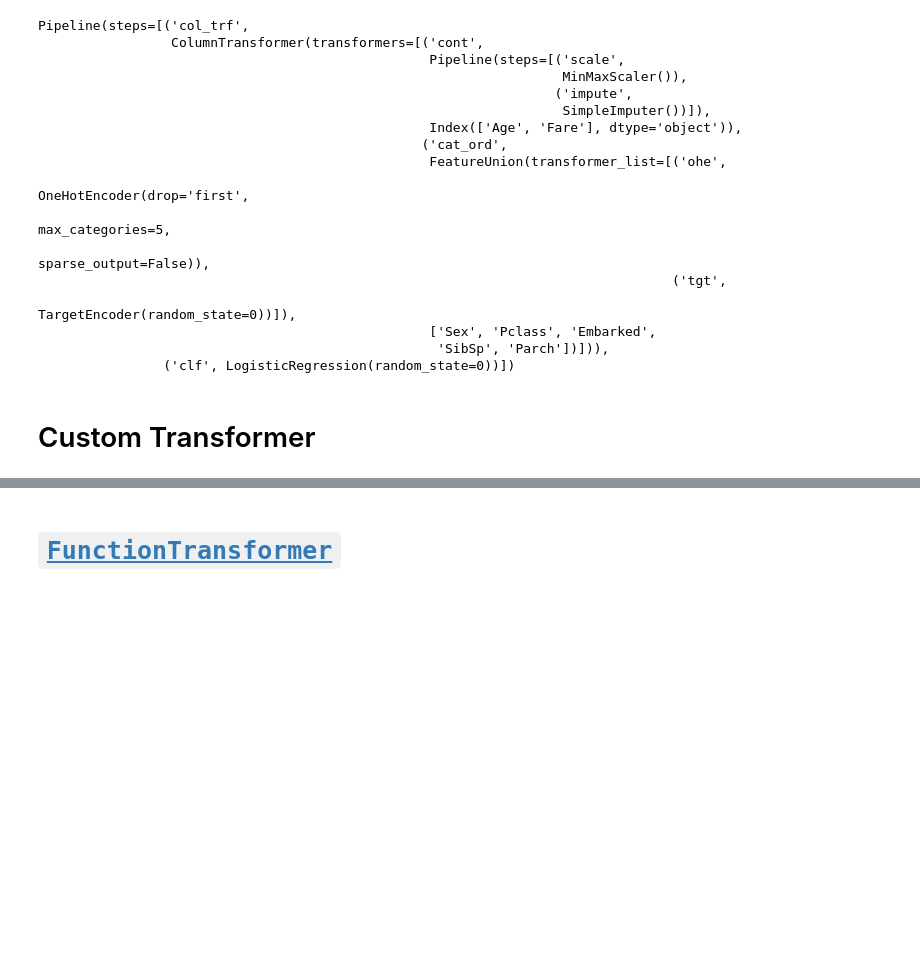
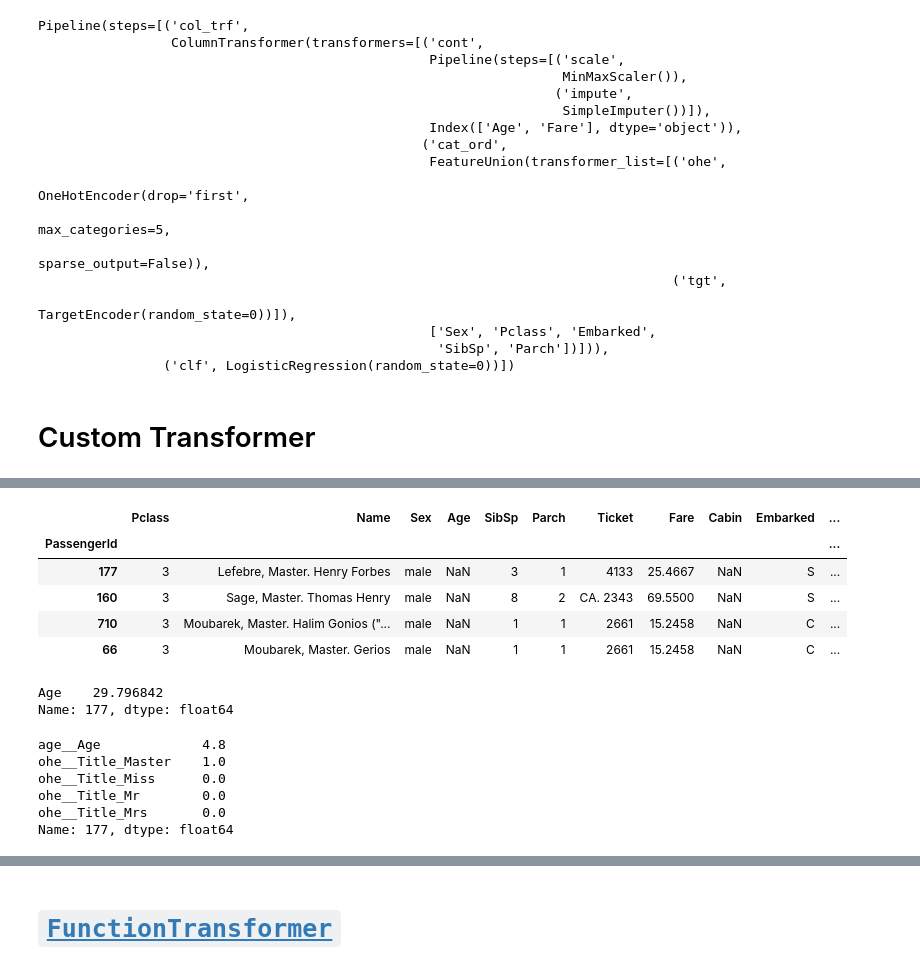
Before and after one commit to it176131/it176131.github.io, a Jupyter notebook: notebooks/2024-02-02/sklearn-pipeline.ipynb, the cells around one changed output, grey strips where cells are left out. Saved outputs shown, nothing was run; the diff lists cells and outputs as text; code cells hidden in the pictures; blank space fills up the shorter version.

```diff
--- a/notebooks/2024-02-02/sklearn-pipeline.ipynb
+++ b/notebooks/2024-02-02/sklearn-pipeline.ipynb
@@ -312,0 +333,21 @@ Pipeline(steps=[('col_trf',
+# %%
+import re
+
+def get_title(
+    text: str,
+    title_pattern: str = r"Mrs?|Miss|Master",
+) -> str | None:
+    """Get a passenger's title if present.
+
+    If more than one title found, return the least number of characters.
+
+    The defalut title_pattern will detect:
+    - Mr
+    - Mrs
+    - Miss
+    - Master
+    """
+    possible_titles: set[str] = set(re.findall(pattern=title_pattern, string=text))
+    title: list[str] = sorted(possible_titles, key=len)
+    if title:
+        return title.pop(0)
@@ -312,0 +373,4 @@ Pipeline(steps=[('col_trf',
+# %%
+# Get titles from names.
+X_train_title = X_train.assign(Title=X_train.Name.apply(get_title))
+X_val_title = X_val.assign(Title=X_val.Name.apply(get_title))
@@ -312,0 +396,27 @@ Pipeline(steps=[('col_trf',
+# %%
+X_train_title.loc[
+    X_train_title.Age.isnull()
+    & X_train_title.Title.eq("Master")
+]
+# %% [output]
+|  | Pclass | Name | Sex | Age | SibSp | Parch | Ticket | Fare | Cabin | Embarked | ... |
+| PassengerId |  |  |  |  |  |  |  |  |  |  | ... |
+| 177 | 3 | Lefebre, Master. Henry Forbes | male | NaN | 3 | 1 | 4133 | 25.4667 | NaN | S | ... |
+| 160 | 3 | Sage, Master. Thomas Henry | male | NaN | 8 | 2 | CA. 2343 | 69.5500 | NaN | S | ... |
+| 710 | 3 | Moubarek, Master. Halim Gonios ("... | male | NaN | 1 | 1 | 2661 | 15.2458 | NaN | C | ... |
+| 66 | 3 | Moubarek, Master. Gerios | male | NaN | 1 | 1 | 2661 | 15.2458 | NaN | C | ... |
+# %%
+imputer = SimpleImputer().set_output(transform="pandas")
+imputer.fit_transform(X_train_title[["Age"]]).loc[177]
+# %% [output]
+Age    29.796842
+Name: 177, dtype: float64
+# %%
+knn_impute_pipe.fit_transform(X_train_title).loc[177]
+# %% [output]
+age__Age             4.8
+ohe__Title_Master    1.0
+ohe__Title_Miss      0.0
+ohe__Title_Mr        0.0
+ohe__Title_Mrs       0.0
+Name: 177, dtype: float64
```
Also changed, not shown: parts of 16 cells of this notebook.
